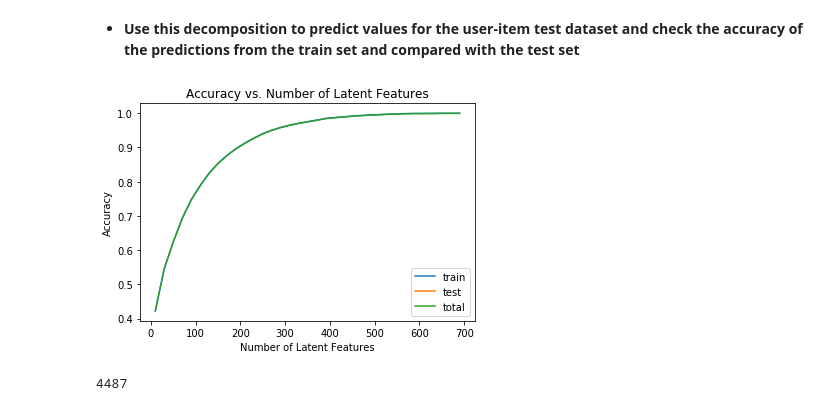
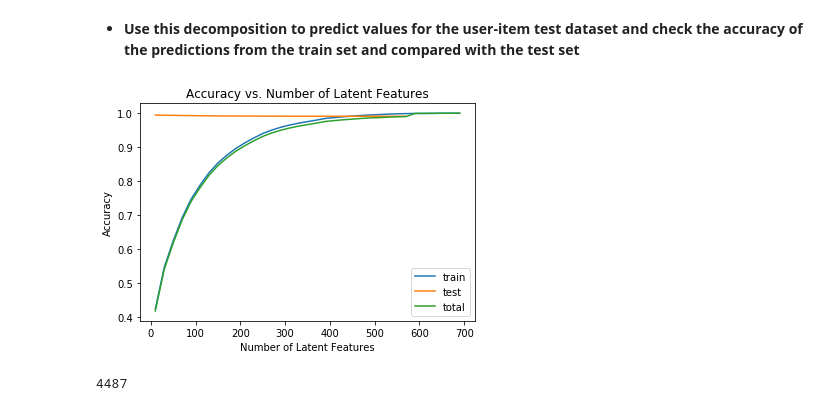
Before and after one commit to trhgvinh/udacity_NanodegreeDS_project3, a Jupyter notebook: Recommendations_with_IBM.ipynb, the cells around one changed output. Saved outputs shown, nothing was run; the diff lists cells and outputs as text; code cells hidden in the pictures.

```diff
--- a/Recommendations_with_IBM.ipynb
+++ b/Recommendations_with_IBM.ipynb
@@ -2129,56 +2129,59 @@ s_train.shape, u_train.shape, vt_train.shape
 - **Use this decomposition to predict values for the user-item test dataset and check the accuracy of the predictions from the train set and compared with the test set**
 # %%
 # Use these cells to see how well you can use the training decomposition to predict on test data
-num_latent_feats_2 = np.arange(10,700+10,20)
-sum_errs_2 = []
+num_latent_feats_train = np.arange(10,700+10,20)
+sum_errs_train = []
 
-for k_2 in num_latent_feats_2:
+for k_train in num_latent_feats_train:
     # restructure with k latent features
-    s_new_2, u_new_2, vt_new_2 = np.diag(s_train[:k_2]), u_train[:, :k_2], vt_train[:k_2, :]
+    s_new_train, u_new_train, vt_new_train = np.diag(s_train[:k_train]), u_train[:, :k_train], vt_train[:k_train, :]
 
     # take dot product
-    user_item_est_2 = np.around(np.dot(np.dot(u_new_2, s_new_2), vt_new_2))
+    user_item_est_train = np.around(np.dot(np.dot(u_new_train, s_new_train), vt_new_train))
 
     # compute error for each prediction to actual value
-    diffs_2 = np.subtract(user_item_train, user_item_est_2)
+    diffs_train = np.subtract(user_item_train, user_item_est_train)
 
     # total errors and keep track of them
-    err_2 = np.sum(np.sum(np.abs(diffs_2)))
-    sum_errs_2.append(err_2)
+    err_train = np.sum(np.sum(np.abs(diffs_train)))
+    sum_errs_train.append(err_train)
 
-u_test, s_test, vt_test = np.linalg.svd(user_item_test, full_matrices=True, compute_uv=True)
+# Create the decomposed the u, s , vt matrices from the test set
+row_idx = user_item_train.index.isin(test_idx)
+col_idx = user_item_train.columns.isin(test_arts)
+u_test = u_train[row_idx, :]
+vt_test = vt_train[:, col_idx]
+s_test = s_train[col_idx]
 
-num_latent_feats_3 = np.arange(10,20+10,20)
-sum_errs_3 = []
+num_latent_feats_test = np.arange(10,580+10,20)
+sum_errs_test = []
 
-for k_3 in num_latent_feats_3:
+for k_test in num_latent_feats_test:
     # restructure with k latent features
-    s_new_3, u_new_3, vt_new_3 = np.diag(s_test[:k_3]), u_test[:, :k_3], vt_test[:k_3, :]
+    s_new_test, u_new_test, vt_new_test = np.diag(s_test[:k_test]), u_test[:, :k_test], vt_test[:k_test, :]
 
     # take dot product
-    user_item_est_3 = np.around(np.dot(np.dot(u_new_3, s_new_3), vt_new_3))
+    user_item_est_test = np.around(np.dot(np.dot(u_new_test, s_new_test), vt_new_test))
 
     # compute error for each prediction to actual value
-    diffs_3 = np.subtract(user_item_test, user_item_est_3)
+    diffs_test = np.subtract(user_item_test, user_item_est_test)
 
     # total errors and keep track of them
-    err_3 = np.sum(np.sum(np.abs(diffs_3)))
-    sum_errs_3.append(err_3)
+    err_test = np.sum(np.sum(np.abs(diffs_test)))
+    sum_errs_test.append(err_test)
 
-num_latent_feats_4 = num_latent_feats_2
-#sum_errs_4 = np.append(np.array(sum_errs_3), [0.0, 0.0, 0.0, 0.0, 0.0, 0.0]) + np.array(sum_errs_2)
-sum_errs_4 = np.array(sum_errs_3) + np.array(sum_errs_2)
+sum_errs_total = np.append(np.array(sum_errs_test), [0.0, 0.0, 0.0, 0.0, 0.0, 0.0]) + np.array(sum_errs_train)
+#sum_errs_total = np.array(sum_errs_test) + np.array(sum_errs_train)
 
-
-plt.plot(num_latent_feats_2, 1 - np.array(sum_errs_2)/df.shape[0], label = 'train');
-plt.plot(num_latent_feats_3, 1 - np.array(sum_errs_3)/df.shape[0], label = 'test');
-plt.plot(num_latent_feats_4, 1 - np.array(sum_errs_4)/df.shape[0], label = 'total');
+plt.plot(num_latent_feats_train, 1 - np.array(sum_errs_train)/df.shape[0], label = 'train');
+plt.plot(num_latent_feats_test, 1 - np.array(sum_errs_test)/df.shape[0], label = 'test');
+plt.plot(num_latent_feats_train, 1 - np.array(sum_errs_total)/df.shape[0], label = 'total');
 plt.legend();
 plt.xlabel('Number of Latent Features');
 plt.ylabel('Accuracy');
 plt.title('Accuracy vs. Number of Latent Features');
 # %% [output]
-[figure, old version]
+[figure, new version]
 # %%
 user_item_est.shape[0]
 # %% [output]
```
Also changed, not shown: 1 other file.
